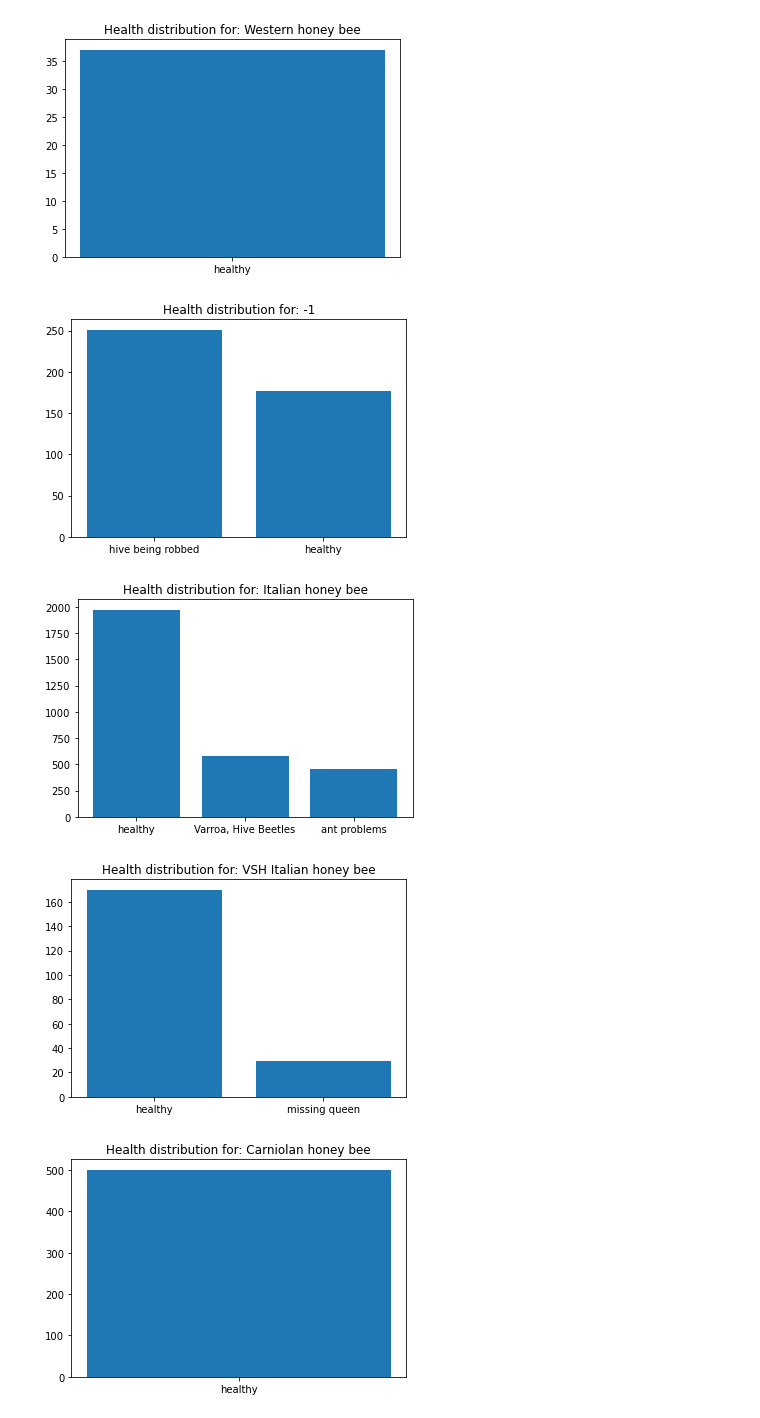
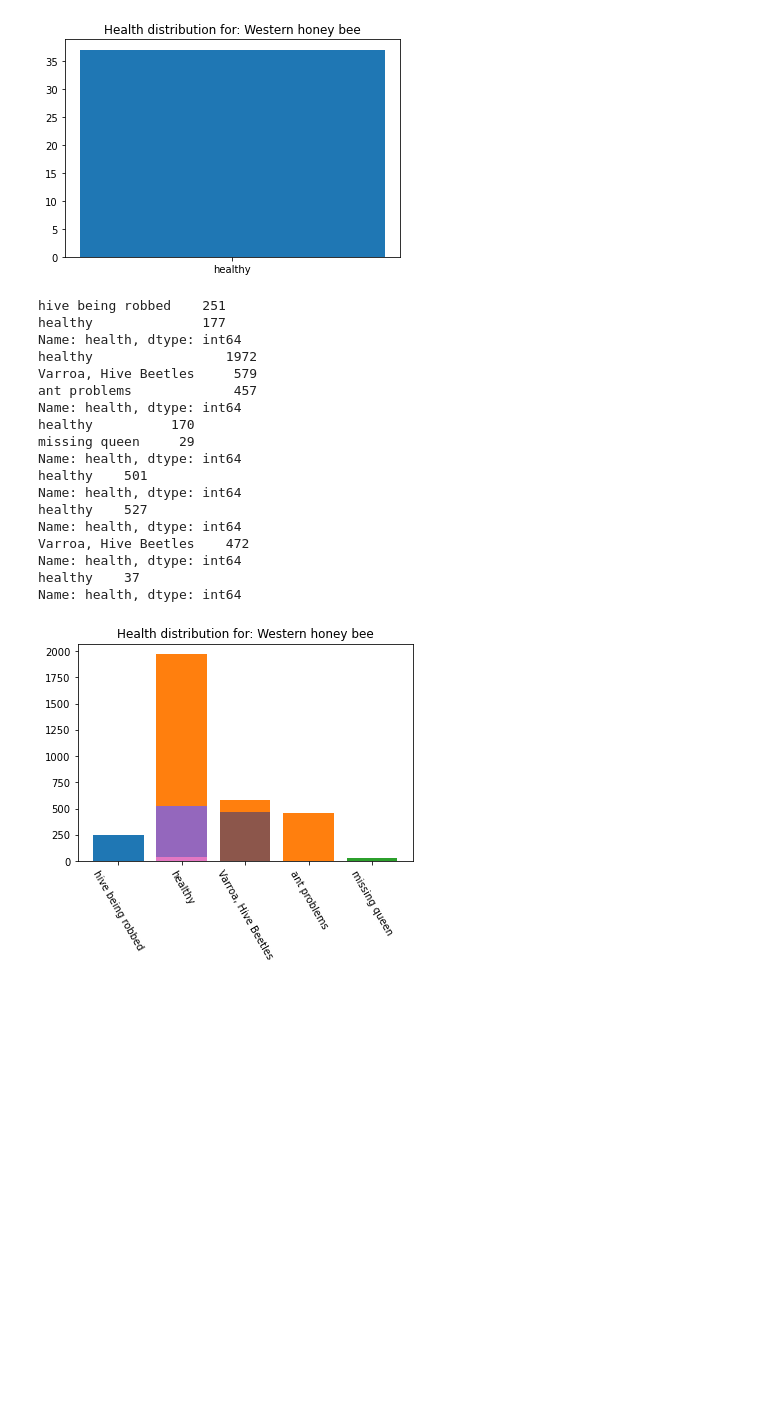
Before and after one commit to Sirithi/Challenges, a Jupyter notebook: BeeChallenges.ipynb, the cells around one changed output. Saved outputs shown, nothing was run; the diff lists cells and outputs as text; code cells hidden in the pictures; blank space fills up the shorter version.

Commit message:
removed plt.plot for a fun bar chart and tried to visualise caste distribution

```diff
--- a/BeeChallenges.ipynb
+++ b/BeeChallenges.ipynb
@@ -119,20 +119,34 @@ bees_df['health'] = bees_df['health'].replace(['Varroa, Small Hive Beetles', 'fe
 # %%
 for name in names:
     subspecies_mask = subspecies == name
     subspecies_bees_df = bees_df.loc[subspecies_mask]
     health_subspecies = subspecies_bees_df.loc[:,'health']
     subspecies_count = subspecies_bees_df['health'].value_counts()
     subspecies_count_df = pd.DataFrame(subspecies_count)
     healthdist_subspecies = subspecies_count_df.iloc[:,0]
     x = subspecies_count.index.values.tolist()
     y = healthdist_subspecies.values.tolist()
-    # print("x= " + x)
-    # print("y= " + y)
     plt.bar(x,y)
     plt.title("Health distribution for: " + name)
-    plt.show()
+    plt.xticks(rotation=300)
+    # plt.show()
 # %% [output]
+hive being robbed    251
+healthy              177
+Name: health, dtype: int64
+healthy                 1972
+Varroa, Hive Beetles     579
+ant problems             457
+Name: health, dtype: int64
+healthy          170
+missing queen     29
+Name: health, dtype: int64
+healthy    501
+Name: health, dtype: int64
+healthy    527
+Name: health, dtype: int64
+Varroa, Hive Beetles    472
+Name: health, dtype: int64
+healthy    37
+Name: health, dtype: int64
-[figure, old version]
+[figure, new version]
-[figure, removed]
-[figure, removed]
-[figure, removed]
```
Also changed, not shown: parts of 2 cells of this notebook.
